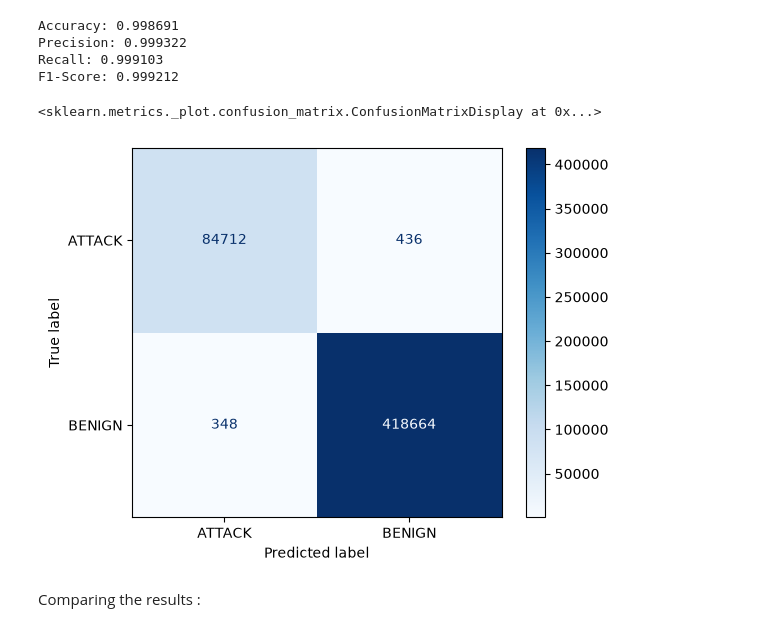
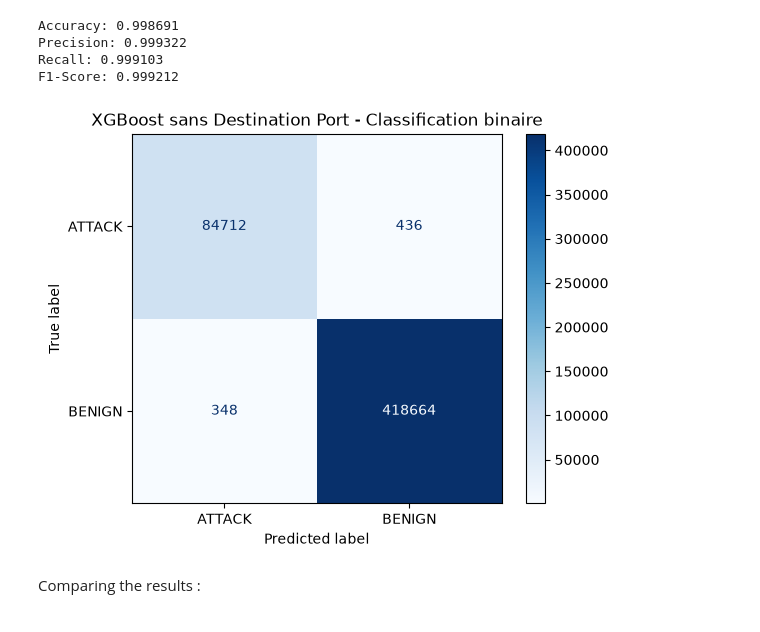
Before and after one commit to medo495/Intrusion-Detection-ML, a Jupyter notebook: notebooks/04_Binary_Classification.ipynb, the cells around one changed output. Saved outputs shown, nothing was run; the diff lists cells and outputs as text; code cells hidden in the pictures.

```diff
--- a/notebooks/04_Binary_Classification.ipynb
+++ b/notebooks/04_Binary_Classification.ipynb
@@ -595,14 +601,16 @@ F1-Score: 0.999212
 # %%
 # Matrice de confusion pour le modèle XGBoost
 ConfusionMatrixDisplay.from_predictions(
     y_test,
     y_pred_xgb,
     display_labels=encoder.classes_,
     cmap=plt.cm.Blues
 )
+
+plt.title("XGBoost sans Destination Port - Classification binaire")
+plt.show()
 # %% [output]
-<sklearn.metrics._plot.confusion_matrix.ConfusionMatrixDisplay at 0x...>
-[figure, old version]
+[figure, new version]
 # %%
 # append results to the results list
 save_results(
```
Also changed, not shown: parts of 12 cells of this notebook, 1 other file.
